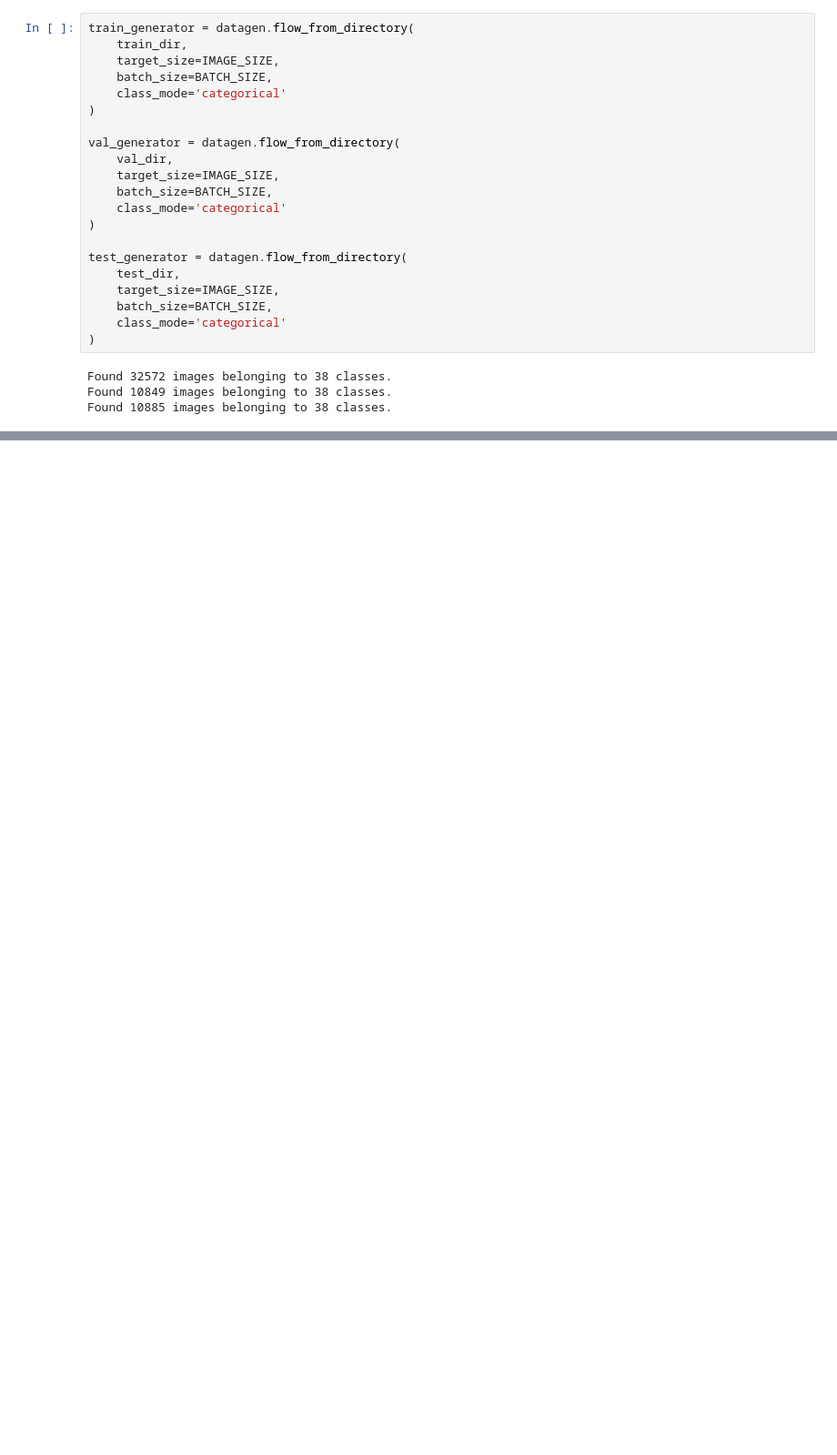
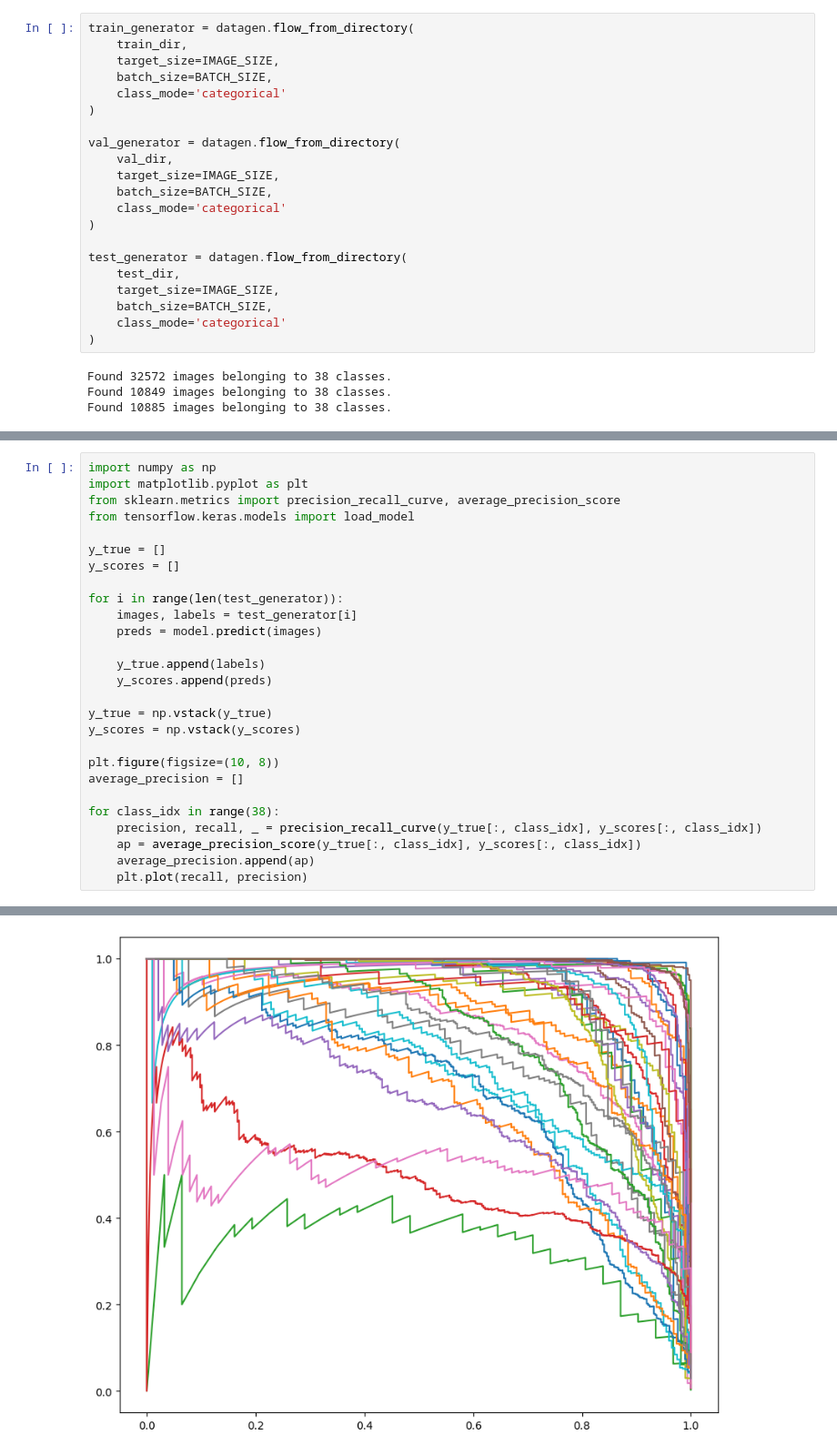
Before and after one commit to SketchyCarrot/GRP_12_EN613M_Computer_Vision, a Jupyter notebook: experiment_1/SegNet.ipynb, the cells around one changed output, grey strips where cells are left out. Shown: that part at 91% size. Drawn from its saved outputs; the diff is of its cells as text; blank space fills up the shorter version.

```diff
--- a/experiment_1/SegNet.ipynb
+++ b/experiment_1/SegNet.ipynb
@@ -287,0 +212,28 @@ plt.show()
+# %%
+import numpy as np
+import matplotlib.pyplot as plt
+from sklearn.metrics import precision_recall_curve, average_precision_score
+from tensorflow.keras.models import load_model
+
+y_true = []
+y_scores = []
+
+for i in range(len(test_generator)):
+    images, labels = test_generator[i]
+    preds = model.predict(images)
+
+    y_true.append(labels)
+    y_scores.append(preds)
+
+y_true = np.vstack(y_true)
+y_scores = np.vstack(y_scores)
+
+plt.figure(figsize=(10, 8))
+average_precision = []
+
+for class_idx in range(38):
+    precision, recall, _ = precision_recall_curve(y_true[:, class_idx], y_scores[:, class_idx])
+    ap = average_precision_score(y_true[:, class_idx], y_scores[:, class_idx])
+    average_precision.append(ap)
+    plt.plot(recall, precision)
+# %% [output]
@@ -287,0 +257 @@ plt.show()
+[figure, added]
```
Also changed, not shown: parts of 36 cells of this notebook, 1 other file.
